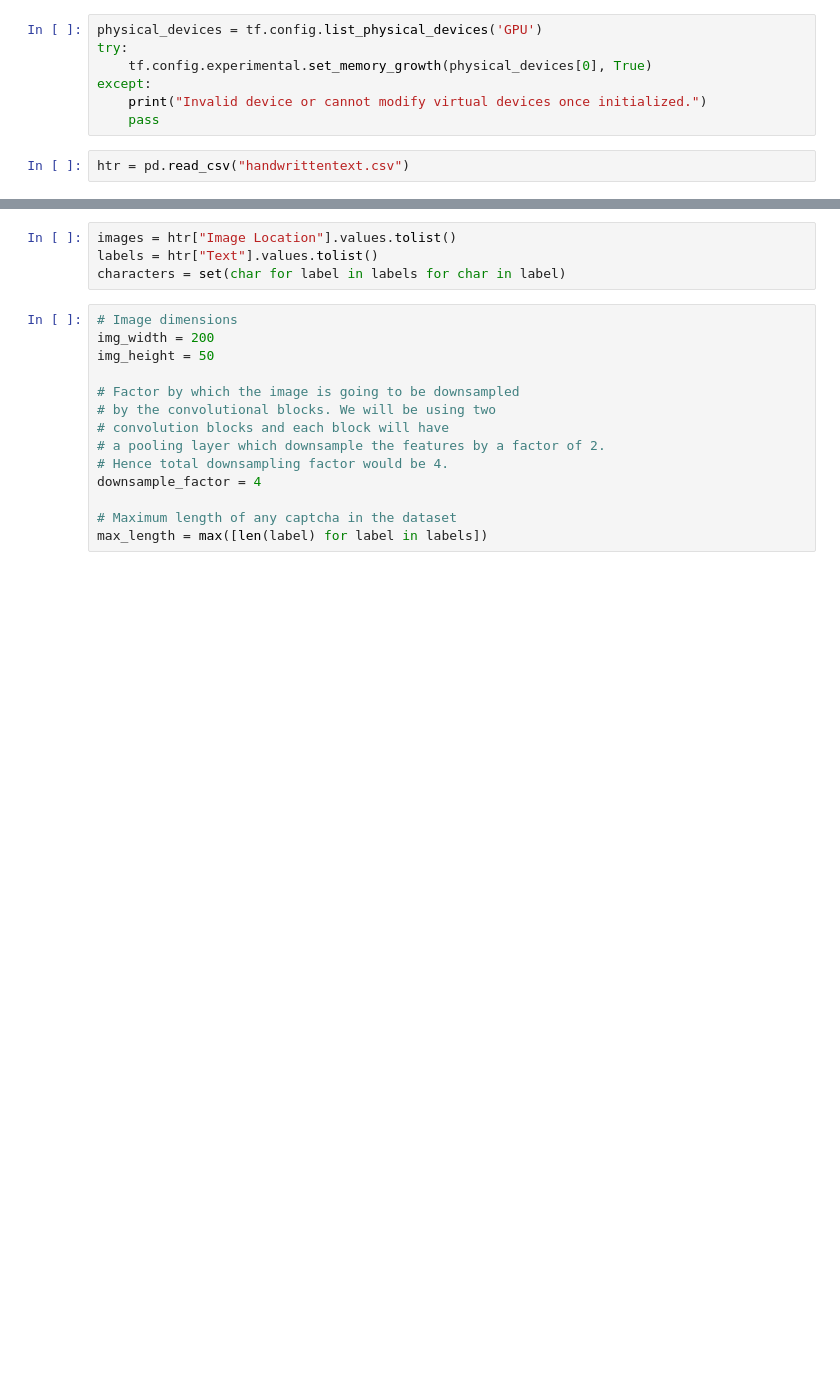
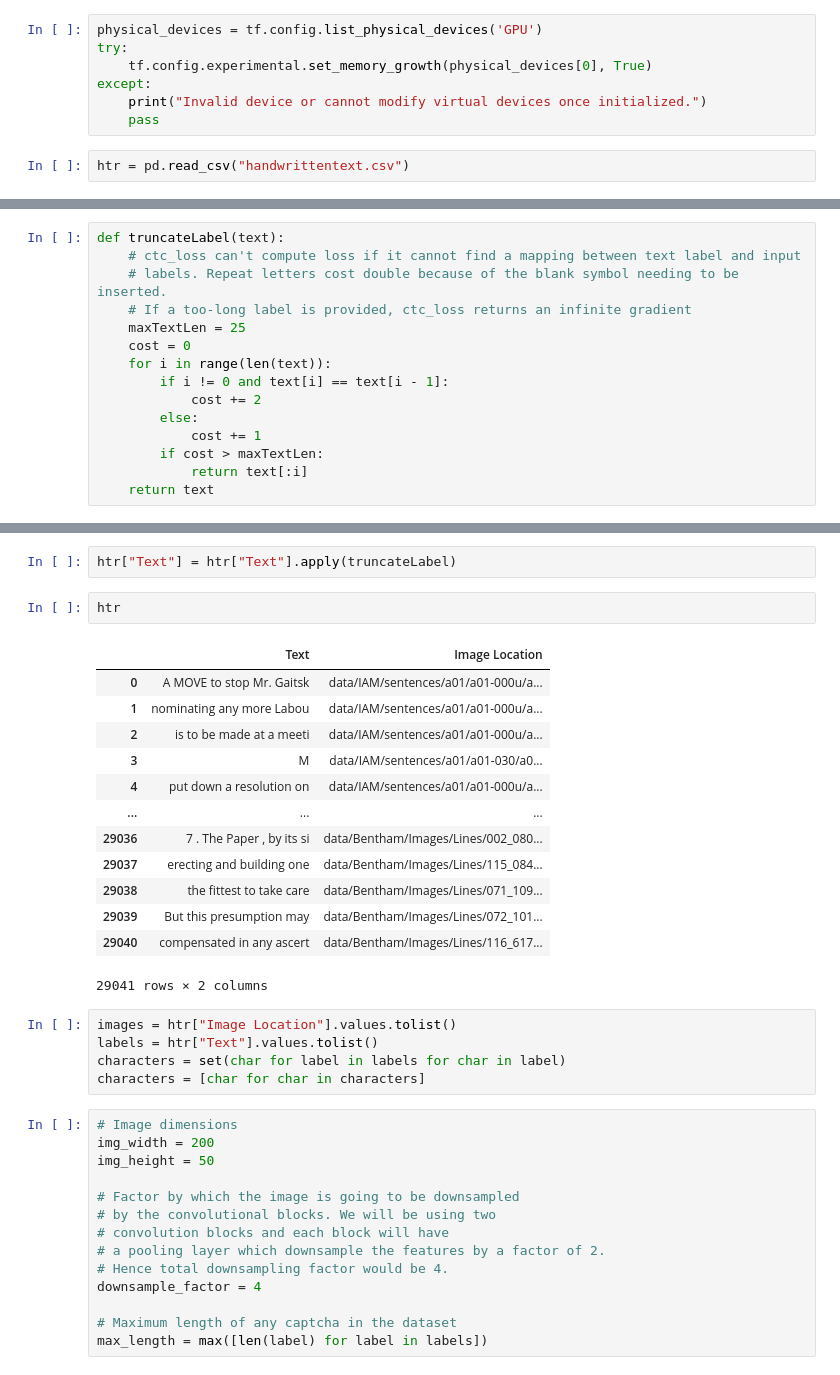
Before and after one commit to smoke-trees/HandwrittenTextRecognizer, a Jupyter notebook: src/train.ipynb, the cells around one changed output, grey strips where cells are left out. Saved outputs shown, nothing was run; the diff lists cells and outputs as text; blank space fills up the shorter version.

```diff
--- a/src/train.ipynb
+++ b/src/train.ipynb
@@ -16,0 +35,15 @@ htr = pd.read_csv("handwrittentext.csv")
+# %%
+def truncateLabel(text):
+    # ctc_loss can't compute loss if it cannot find a mapping between text label and input
+    # labels. Repeat letters cost double because of the blank symbol needing to be inserted.
+    # If a too-long label is provided, ctc_loss returns an infinite gradient
+    maxTextLen = 25
+    cost = 0
+    for i in range(len(text)):
+        if i != 0 and text[i] == text[i - 1]:
+            cost += 2
+        else:
+            cost += 1
+        if cost > maxTextLen:
+            return text[:i]
+    return text
@@ -17,7 +58,26 @@ htr = pd.read_csv("handwrittentext.csv")
+# %%
+htr["Text"] = htr["Text"].apply(truncateLabel)
+# %%
+htr
+# %% [output]
+|  | Text | Image Location |
+| 0 | A MOVE to stop Mr. Gaitsk | data/IAM/sentences/a01/a01-000u/a... |
+| 1 | nominating any more Labou | data/IAM/sentences/a01/a01-000u/a... |
+| 2 | is to be made at a meeti | data/IAM/sentences/a01/a01-000u/a... |
+| 3 | M | data/IAM/sentences/a01/a01-030/a0... |
+| 4 | put down a resolution on | data/IAM/sentences/a01/a01-000u/a... |
+| ... | ... | ... |
+| 29036 | 7 . The Paper , by its si | data/Bentham/Images/Lines/002_080... |
+| 29037 | erecting and building one | data/Bentham/Images/Lines/115_084... |
+| 29038 | the fittest to take care | data/Bentham/Images/Lines/071_109... |
+| 29039 | But this presumption may | data/Bentham/Images/Lines/072_101... |
+| 29040 | compensated in any ascert | data/Bentham/Images/Lines/116_617... |
+29041 rows × 2 columns
 # %%
 images = htr["Image Location"].values.tolist()
 labels = htr["Text"].values.tolist()
 characters = set(char for label in labels for char in label)
+characters = [char for char in characters]
 # %%
 # Image dimensions
 img_width = 200
```
Also changed, not shown: parts of 13 cells of this notebook.
